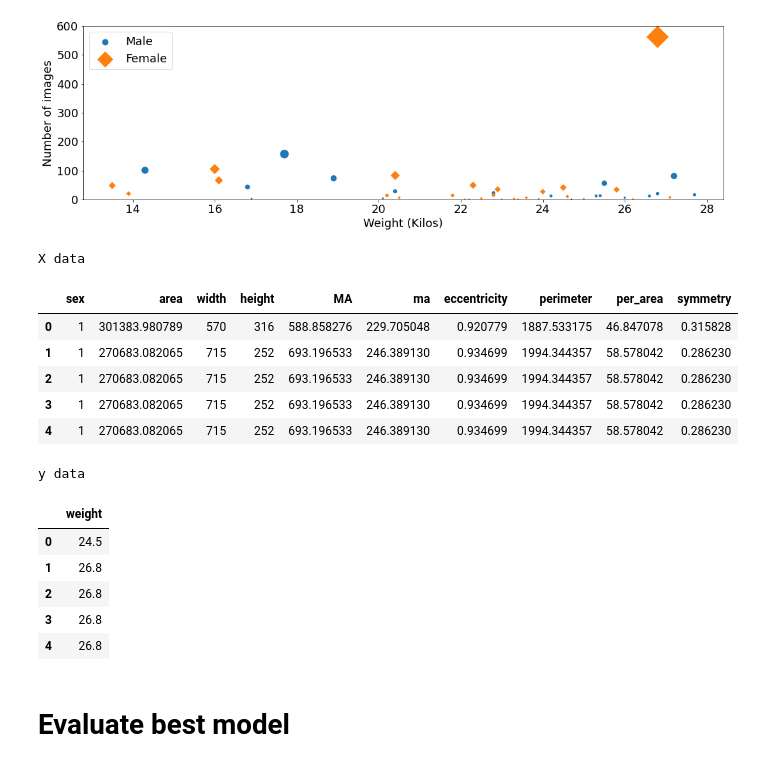
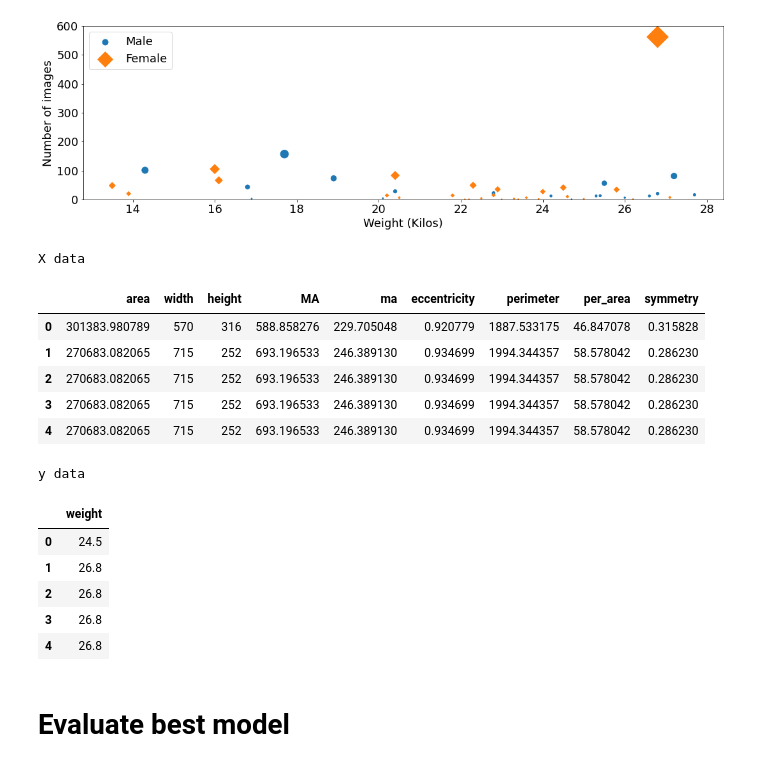
Before and after one commit to uleroboticsgroup/morphology_lamb_weight_unizar, a Jupyter notebook: scripts/process_images.ipynb, the cells around one changed output. Saved outputs shown, nothing was run; the diff lists cells and outputs as text; code cells hidden in the pictures.

```diff
--- a/scripts/process_images.ipynb
+++ b/scripts/process_images.ipynb
@@ -39,7 +39,7 @@ If you want to process data, set PROCESS_DATA to True
 # %%
 seed = 2541
 PROCESS_IMAGES = False
-PROCESS_DATA = False
+PROCESS_DATA = True
 # %% [markdown]
 # List images
 # %%
@@ -188,7 +188,7 @@ plt.show()
 [figure]
 # %%
 # Separate inputs and output
-X = good_data.loc[:, 'sex':'symmetry']
+X = good_data.loc[:, 'area':'symmetry']
 print("X data")
 display(X.head())
 
@@ -240,39 +240,39 @@ if PROCESS_DATA:
     joblib.dump({'gs': gs,
                  'scaler': scaler,
                  'linearRegression': linearRegression,
                  'ridge': ridge,
                  'ridgecv': ridgecv,
                  'lasso': lasso,
                  'lassocv': lassocv,
                  'lassolars': lassolars,
                  'lassolarscv': lassolarscv,
                  'decisionTree': decisionTree
                 },
                 os.path.join("..", 'data', datetime.datetime.now().strftime("%Y%m%d%H%M")+'_model.joblib_dump'))
 else:
     #Load last models
     os.chdir(os.path.join("..", 'data'))
     files = glob.glob("*_model.joblib_dump")
     files.sort(reverse=True)
     models = joblib.load(files[0])
     gs = models['gs']
     scaler = models['scaler']
     linearRegression = models['linearRegression']
     ridge = models['ridge']
     ridgecv = models['ridgecv']
     lasso= models['lasso']
     lassocv = models['lassocv']
     lassolars = models['lassolars']
     lassolarscv = models['lassolarscv']
     decisionTree = models['decisionTree']
 # %% [output]
 X data
-|  | sex | area | width | height | MA | ma | eccentricity | perimeter | per_area | symmetry |
-| 0 | 1 | 301383.980789 | 570 | 316 | 588.858276 | 229.705048 | 0.920779 | 1887.533175 | 46.847078 | 0.315828 |
-| 1 | 1 | 270683.082065 | 715 | 252 | 693.196533 | 246.389130 | 0.934699 | 1994.344357 | 58.578042 | 0.286230 |
-| 2 | 1 | 270683.082065 | 715 | 252 | 693.196533 | 246.389130 | 0.934699 | 1994.344357 | 58.578042 | 0.286230 |
-| 3 | 1 | 270683.082065 | 715 | 252 | 693.196533 | 246.389130 | 0.934699 | 1994.344357 | 58.578042 | 0.286230 |
-| 4 | 1 | 270683.082065 | 715 | 252 | 693.196533 | 246.389130 | 0.934699 | 1994.344357 | 58.578042 | 0.286230 |
+|  | area | width | height | MA | ma | eccentricity | perimeter | per_area | symmetry |
+| 0 | 301383.980789 | 570 | 316 | 588.858276 | 229.705048 | 0.920779 | 1887.533175 | 46.847078 | 0.315828 |
+| 1 | 270683.082065 | 715 | 252 | 693.196533 | 246.389130 | 0.934699 | 1994.344357 | 58.578042 | 0.286230 |
+| 2 | 270683.082065 | 715 | 252 | 693.196533 | 246.389130 | 0.934699 | 1994.344357 | 58.578042 | 0.286230 |
+| 3 | 270683.082065 | 715 | 252 | 693.196533 | 246.389130 | 0.934699 | 1994.344357 | 58.578042 | 0.286230 |
+| 4 | 270683.082065 | 715 | 252 | 693.196533 | 246.389130 | 0.934699 | 1994.344357 | 58.578042 | 0.286230 |
 y data
 |  | weight |
 | 0 | 24.5 |
```
Also changed, not shown: parts of 6 cells of this notebook, 4 other files.
